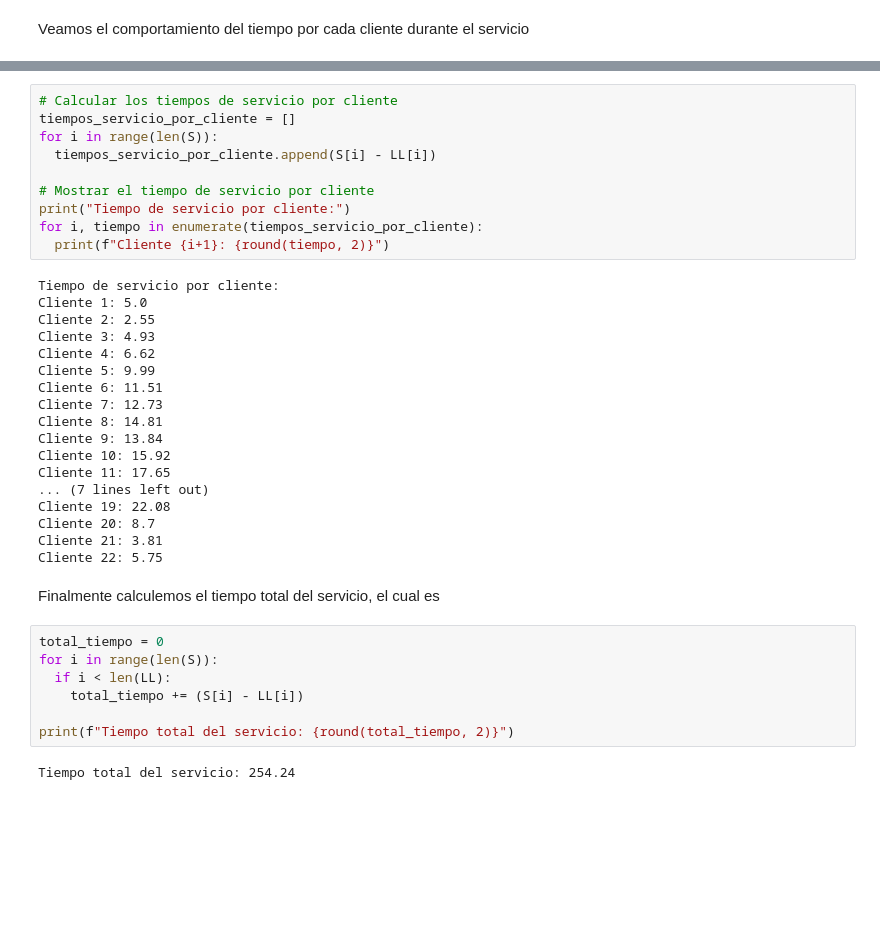
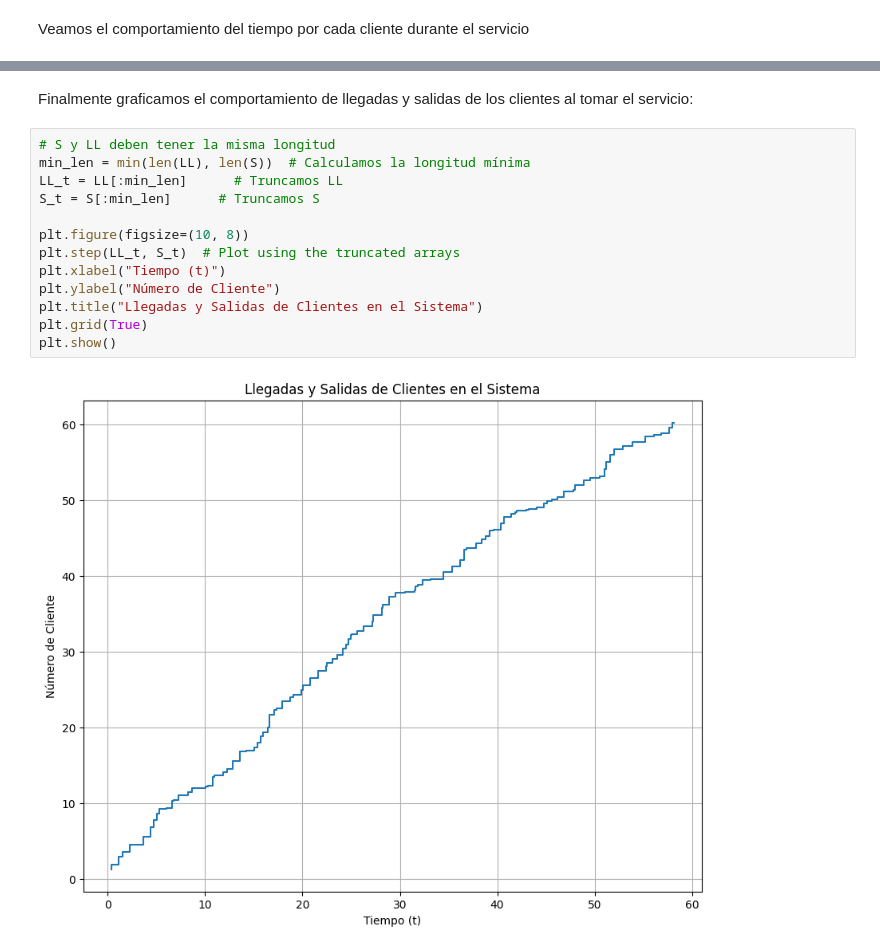
Before and after one commit to MaricelaMH/SIMULACION-II, a Jupyter notebook: Cola_dos_servidores_serie.ipynb, the cells around one changed output, grey strips where cells are left out. Drawn from its saved outputs; the diff is of its cells as text; blank space fills up the shorter version.

```diff
--- a/Cola_dos_servidores_serie.ipynb
+++ b/Cola_dos_servidores_serie.ipynb
@@ -151,39 +147,17 @@ Damos a conocer los tiempos por cliente:
-# %%
-# Calcular los tiempos de servicio por cliente
-tiempos_servicio_por_cliente = []
-for i in range(len(S)):
-  tiempos_servicio_por_cliente.append(S[i] - LL[i])
-
-# Mostrar el tiempo de servicio por cliente
-print("Tiempo de servicio por cliente:")
-for i, tiempo in enumerate(tiempos_servicio_por_cliente):
-  print(f"Cliente {i+1}: {round(tiempo, 2)}")
-# %% [output]
-Tiempo de servicio por cliente:
-Cliente 1: 5.0
-Cliente 2: 2.55
-Cliente 3: 4.93
-Cliente 4: 6.62
-Cliente 5: 9.99
-Cliente 6: 11.51
-Cliente 7: 12.73
-Cliente 8: 14.81
-Cliente 9: 13.84
-Cliente 10: 15.92
-Cliente 11: 17.65
-... (7 lines left out)
-Cliente 19: 22.08
-Cliente 20: 8.7
-Cliente 21: 3.81
-Cliente 22: 5.75
-# %% [markdown]
-Finalmente calculemos el tiempo total del servicio, el cual es
-# %%
-total_tiempo = 0
-for i in range(len(S)):
-  if i < len(LL):
-    total_tiempo += (S[i] - LL[i])
-
-print(f"Tiempo total del servicio: {round(total_tiempo, 2)}")
-# %% [output]
-Tiempo total del servicio: 254.24
+# %% [markdown]
+Finalmente graficamos el comportamiento de llegadas y salidas de los clientes al tomar el servicio:
+# %%
+# S y LL deben tener la misma longitud
+min_len = min(len(LL), len(S))  # Calculamos la longitud mínima
+LL_t = LL[:min_len]      # Truncamos LL
+S_t = S[:min_len]      # Truncamos S
+
+plt.figure(figsize=(10, 8))
+plt.step(LL_t, S_t)  # Plot using the truncated arrays
+plt.xlabel("Tiempo (t)")
+plt.ylabel("Número de Cliente")
+plt.title("Llegadas y Salidas de Clientes en el Sistema")
+plt.grid(True)
+plt.show()
+# %% [output]
+[figure, added]
```
Also changed, not shown: parts of 8 cells of this notebook.
